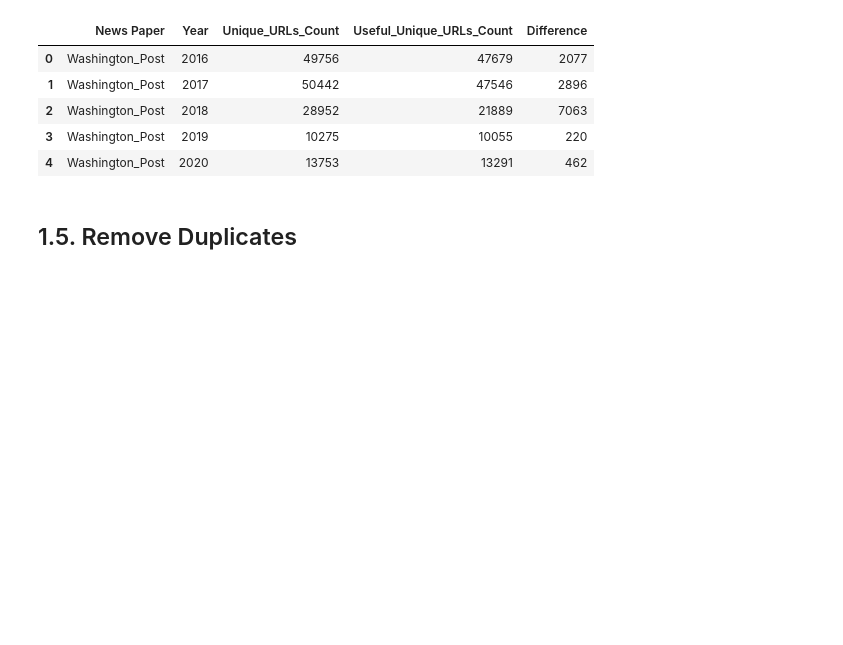
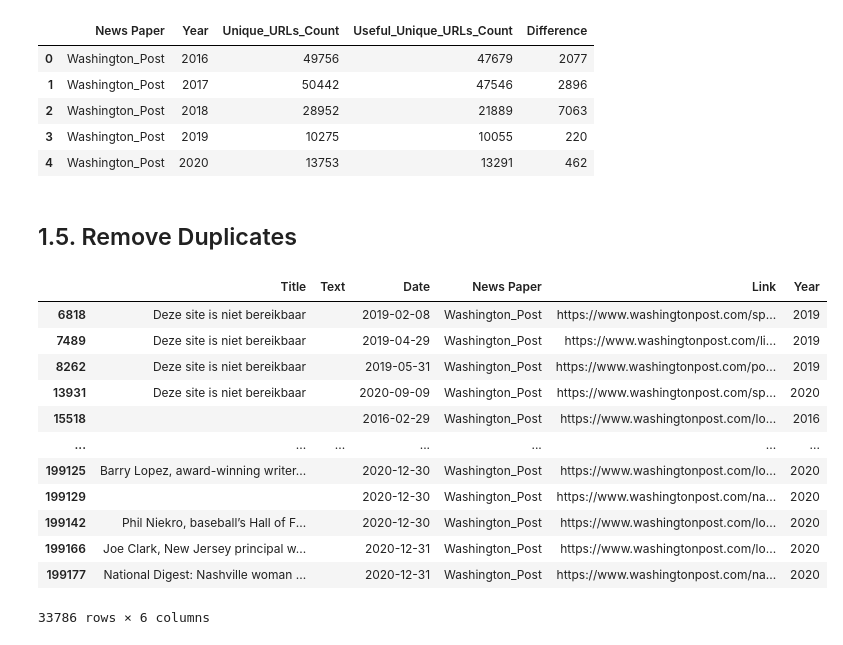
Before and after one commit to TBoedt/Constructing-A-Climate-Change-Concern-Index-Based-Upon-US-Newspaper-Articles, a Jupyter notebook: Checking_URLs_Articles.ipynb, the cells around one changed output. Drawn from its saved outputs; the diff is of its cells as text; code cells hidden in the pictures; blank space fills up the shorter version.

```diff
--- a/Checking_URLs_Articles.ipynb
+++ b/Checking_URLs_Articles.ipynb
@@ -738,2 +748,8 @@ Articles_WP_Clean
+# %%
+#Remove empty text
+remove_blank_text_df = Articles_WP_Clean
+remove_blank_text_df["Text"] = remove_blank_text_df['Text'].str.strip(" ")
+
+blanks = remove_blank_text_df[remove_blank_text_df["Text"] == ""]
 # %%
 #Remove empty text
@@ -856,0 +876,16 @@ Articles_WP_Clean[Articles_WP_Clean['Text'].str.split().apply(len) < 100].sort_v
+# %%
+blanks
+# %% [output]
+|  | Title | Text | Date | News Paper | Link | Year |
+| 6818 | Deze site is niet bereikbaar |  | 2019-02-08 | Washington_Post | https://www.washingtonpost.com/sp... | 2019 |
+| 7489 | Deze site is niet bereikbaar |  | 2019-04-29 | Washington_Post | https://www.washingtonpost.com/li... | 2019 |
+| 8262 | Deze site is niet bereikbaar |  | 2019-05-31 | Washington_Post | https://www.washingtonpost.com/po... | 2019 |
+| 13931 | Deze site is niet bereikbaar |  | 2020-09-09 | Washington_Post | https://www.washingtonpost.com/sp... | 2020 |
+| 15518 |  |  | 2016-02-29 | Washington_Post | https://www.washingtonpost.com/lo... | 2016 |
+| ... | ... | ... | ... | ... | ... | ... |
+| 199125 | Barry Lopez, award-winning writer... |  | 2020-12-30 | Washington_Post | https://www.washingtonpost.com/lo... | 2020 |
+| 199129 |  |  | 2020-12-30 | Washington_Post | https://www.washingtonpost.com/na... | 2020 |
+| 199142 | Phil Niekro, baseball’s Hall of F... |  | 2020-12-30 | Washington_Post | https://www.washingtonpost.com/lo... | 2020 |
+| 199166 | Joe Clark, New Jersey principal w... |  | 2020-12-31 | Washington_Post | https://www.washingtonpost.com/lo... | 2020 |
+| 199177 | National Digest: Nashville woman ... |  | 2020-12-31 | Washington_Post | https://www.washingtonpost.com/na... | 2020 |
+33786 rows × 6 columns
```
Also changed, not shown: parts of 19 cells of this notebook, 14 other files.
